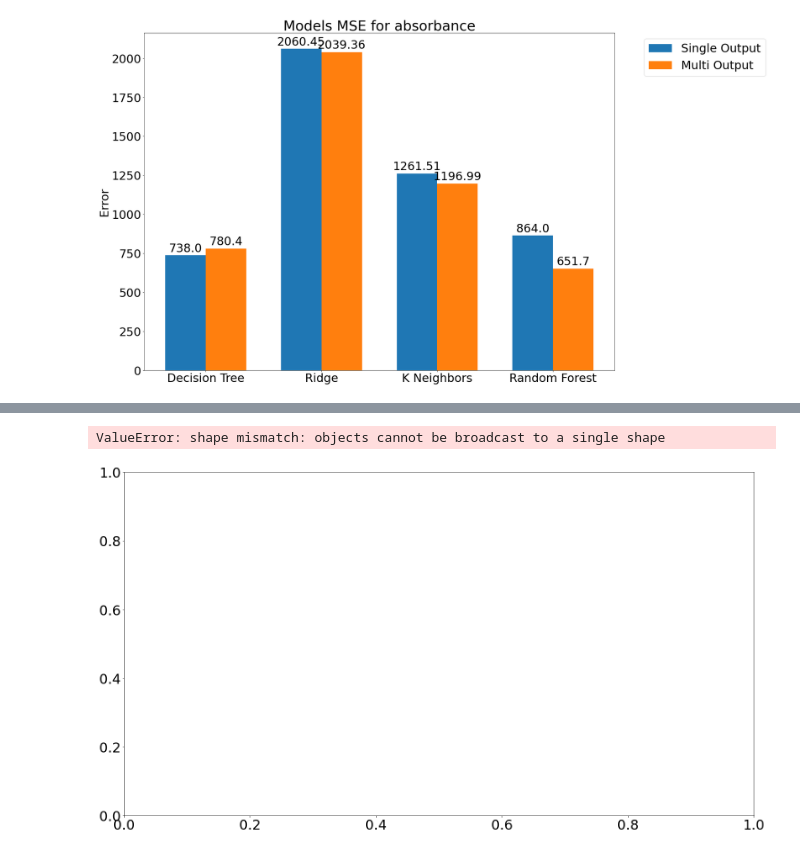
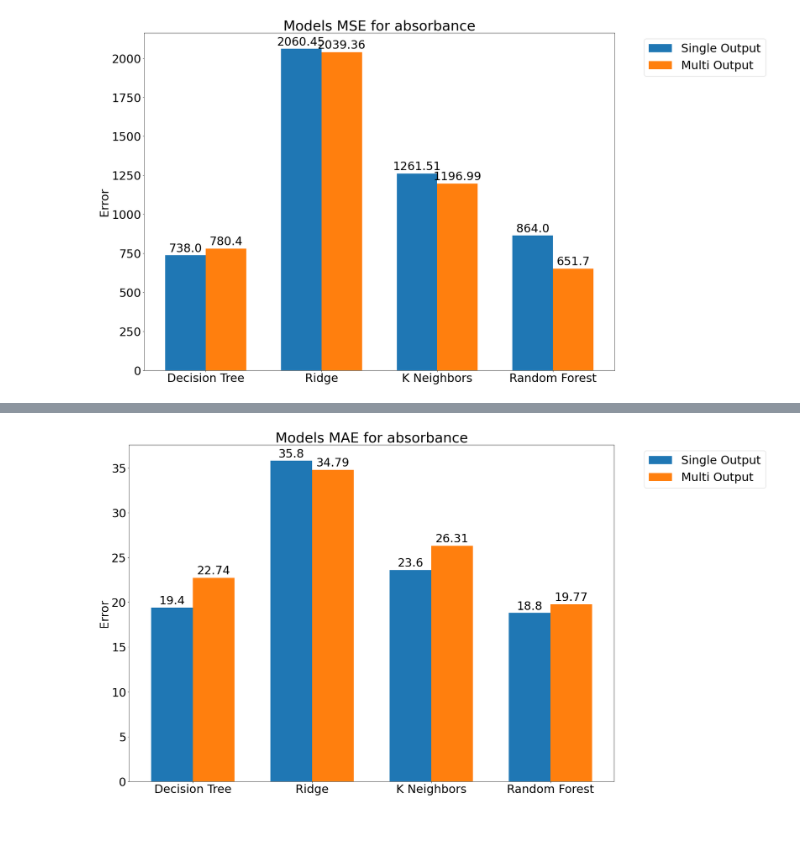
Before and after one commit to akkaneror/Hot_injection, a Jupyter notebook: hotdots/Usecase 2/Notebooks/Analysis/Analysis_Summary.ipynb, the cells around one changed output, grey strips where cells are left out. Saved outputs shown, nothing was run; the diff lists cells and outputs as text; code cells hidden in the pictures; blank space fills up the shorter version.

Commit message:
some graphs modification

```diff
--- a/hotdots/Usecase 2/Notebooks/Analysis/Analysis_Summary.ipynb
+++ b/hotdots/Usecase 2/Notebooks/Analysis/Analysis_Summary.ipynb
@@ -1192,7 +1189,7 @@ rects2 = ax.bar(x + width/2, multi_output, width, label='Multi Output')
 
 # Add some text for labels, title and custom x-axis tick labels, etc.
 ax.set_ylabel('Error')
-ax.set_title('Models MSE for diameter')
+ax.set_title('Models MSE for PL')
 ax.set_xticks(x)
 ax.set_xticklabels(labels)
 ax.legend(bbox_to_anchor=(1.05, 1.0), loc='upper left')
@@ -1231,9 +1281,9 @@ matplotlib.rcParams.update({'font.size': 30})
 from IPython.display import clear_output
 
 
-labels = ['Decision Tree Single Output', 'Decision Tree Multi Output','Ridge Single Output','Ridge Multi Output', 'K Neighbors Single Output','K Neighbors Multi Output', 'Random Forest Single Output','Random Forest Single Output']
-single_output = [df.iloc[6,5], df.iloc[1,5], df.iloc[3,5], df.iloc[7,5]]
-multi_output = [df.iloc[10,5], df.iloc[13,5], df.iloc[15,5], df.iloc[11,5]]
+labels = ['Decision Tree', 'Ridge', 'K Neighbors', 'Random Forest']
+single_output = [df.iloc[6,12], df.iloc[1,12], df.iloc[3,12], df.iloc[7,12]]
+multi_output = [df.iloc[10,12], df.iloc[13,12], df.iloc[15,12], df.iloc[11,12]]
 #fig, ax = plt.subplots()
 
 x = np.arange(len(labels))  # the label locations
@@ -1241,36 +1291,35 @@ width = 0.35  # the width of the bars
 
 fig, ax = plt.subplots(figsize=(25,14))
 rects1 = ax.bar(x - width/2, single_output, width, label='Single Output')
 rects2 = ax.bar(x + width/2, multi_output, width, label='Multi Output')
 
 # Add some text for labels, title and custom x-axis tick labels, etc.
 ax.set_ylabel('Error')
-ax.set_title('Models Metrics for absorbance')
+ax.set_title('Models MAE for absorbance')
 ax.set_xticks(x)
 ax.set_xticklabels(labels)
 ax.legend(bbox_to_anchor=(1.05, 1.0), loc='upper left')
 
 
 def autolabel(rects):
     """Attach a text label above each bar in *rects*, displaying its height."""
     for rect in rects:
         height = rect.get_height()
         ax.annotate('{}'.format(height),
                     xy=(rect.get_x() + rect.get_width()/2 , height),
                     xytext=(0, 3),  # 3 points vertical offset
                     textcoords="offset points",
                     ha='center', va='bottom')
 
 
 autolabel(rects1)
 autolabel(rects2)
 
 fig.tight_layout()
 
 plt.show()
 # %% [output]
-ValueError: shape mismatch: objects cannot be broadcast to a single shape
-[figure, old version]
+[figure, new version]
 # %%
 import numpy as np
 import pandas as pd
```
Also changed, not shown: parts of 9 cells of this notebook.
